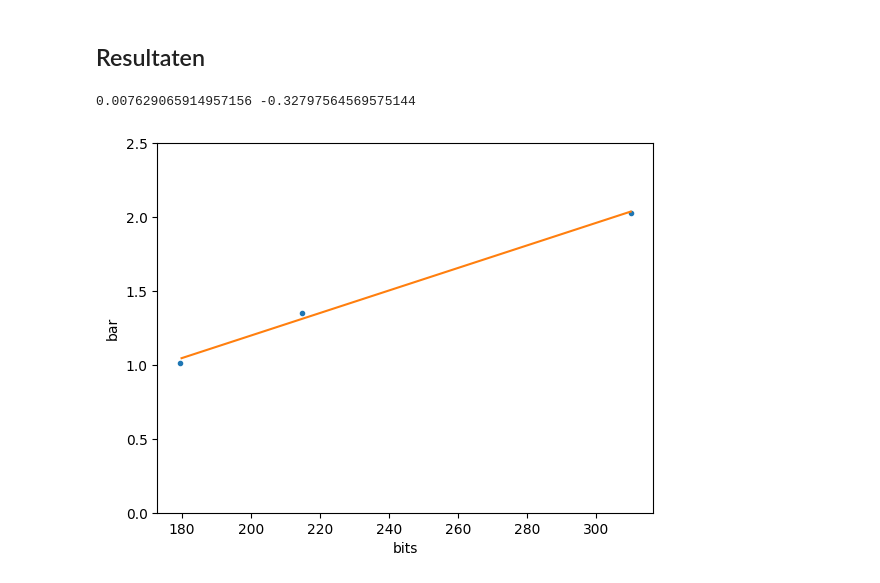
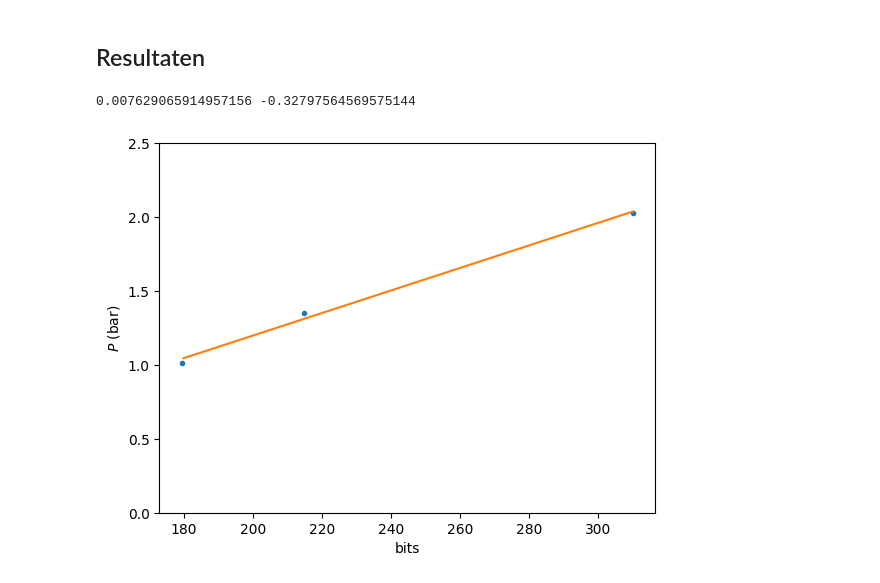
Before and after one commit to BobVill/32, a Jupyter notebook: Content/Labs/druksensorijken.ipynb, the cells around one changed output. Cells and saved outputs as stored; diff of their text form; code cells hidden in the pictures.

Commit message:
nu echt alleen nog figure opslaan

```diff
--- a/Content/Labs/druksensorijken.ipynb
+++ b/Content/Labs/druksensorijken.ipynb
@@ -77,33 +77,33 @@ U_1= 179.5 #bits
 U_2= 310 #bits
 U_4=215 #bits
 
 U1=1*atm #bar
 U2=2*atm #bar
 U4=4/3*atm #bar
 
 
 V_1= 40 #mL
 V_2= 20 #mL
 V_4=30 #mL
 
 U_array=[U1, U2, U4]
 U_gemeten_array=[U_1, U_2, U_4]
 
 def lineair(x,a,b):
     return a*x+b
 
 val, cov=curve_fit(lineair, U_gemeten_array, U_array)
 
 b_test=np.linspace(180, 310, 1000)
 plt.plot(U_gemeten_array,U_array, '.')
 plt.plot(b_test, lineair(b_test, *val))
 plt.xlabel('bits')
-plt.ylabel('bar')
+plt.ylabel('$P$ (bar)')
 plt.ylim(0,2.5)
 print(*val)
 
 #het verband tussen de bits en de druk is dus: bits*0.00763-0.32798=druk (bar)
 # %% [output]
 0.007629065914957156 -0.32797564569575144
-[figure, old version]
+[figure, new version]
 # %%
```
Also changed, not shown: parts of 1 cell of this notebook.
